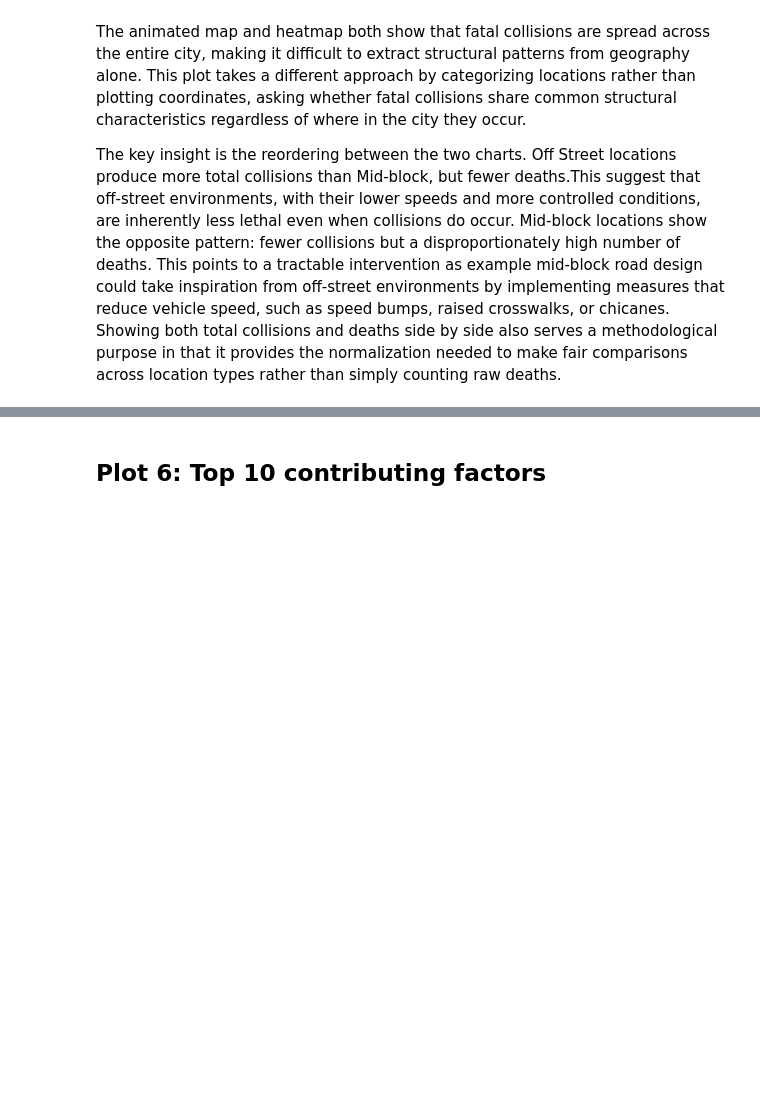
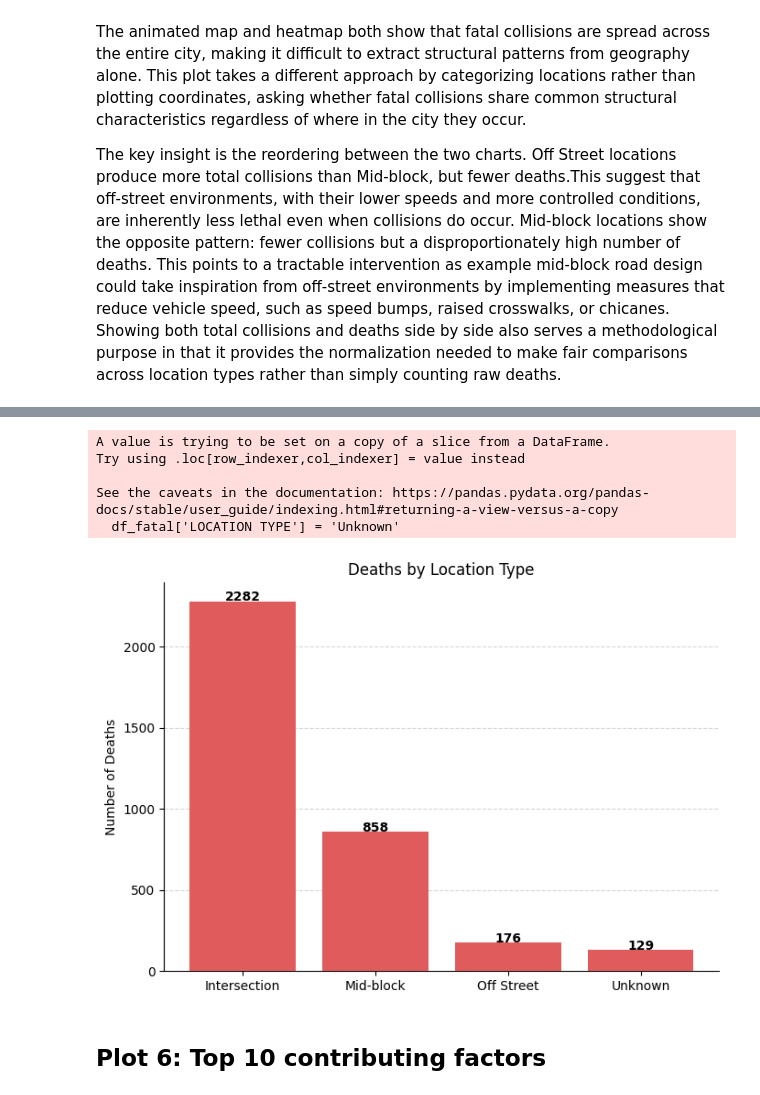
Before and after one commit to bonluc/02806_social_data_analysis_project, a Jupyter notebook: explainer_notebook.ipynb, the cells around one changed output, grey strips where cells are left out. Saved outputs shown, nothing was run; the diff lists cells and outputs as text; code cells hidden in the pictures; blank space fills up the shorter version.

```diff
--- a/explainer_notebook.ipynb
+++ b/explainer_notebook.ipynb
@@ -2594,3 +2924,42 @@ to make fair comparisons across location types rather than simply counting raw d
+# %%
+df_fatal = df[df['NUMBER OF PERSONS KILLED'] > 0]
+# %%
+df_fatal['LOCATION TYPE'] = 'Unknown'
+
+df_fatal.loc[
+    df_fatal['OFF STREET NAME'].notna(), 'LOCATION TYPE'] = 'Off Street'
+
+df_fatal.loc[
+    df_fatal['ON STREET NAME'].notna() & df_fatal['CROSS STREET NAME'].isna(), 'LOCATION TYPE'] = 'Mid-block'
+
+df_fatal.loc[
+    df_fatal['ON STREET NAME'].notna() & df_fatal['CROSS STREET NAME'].notna(), 'LOCATION TYPE'] = 'Intersection'
+
+counts = df_fatal['LOCATION TYPE'].value_counts()
+
+fig, ax = plt.subplots(figsize=(7, 5))
+ax.bar(counts.index, counts.values, color='#e05c5c', zorder=3)
+
+for i, (k, v) in enumerate(counts.items()):
+    ax.text(i, v + 1, str(v), ha='center', fontweight='bold')
+
+ax.set_ylabel('Number of Deaths')
+ax.set_title('Deaths by Location Type')
+ax.yaxis.grid(True, linestyle='--', alpha=0.5, zorder=0)
+ax.set_axisbelow(True)
+ax.spines['top'].set_visible(False)
+ax.spines['right'].set_visible(False)
+
+plt.tight_layout()
+#plt.savefig('plots/deaths_location_type.png', dpi=150, bbox_inches='tight')
+plt.show()
+# %% [output]
+A value is trying to be set on a copy of a slice from a DataFrame.
+Try using .loc[row_indexer,col_indexer] = value instead
+
+See the caveats in the documentation: https://pandas.pydata.org/pandas-docs/stable/user_guide/indexing.html#returning-a-view-versus-a-copy
+  df_fatal['LOCATION TYPE'] = 'Unknown'
+[figure, added]
 # %% [markdown]
 ## Plot 6: Top 10 contributing factors
 # %% [markdown]
```
Also changed, not shown: parts of 25 cells of this notebook.
